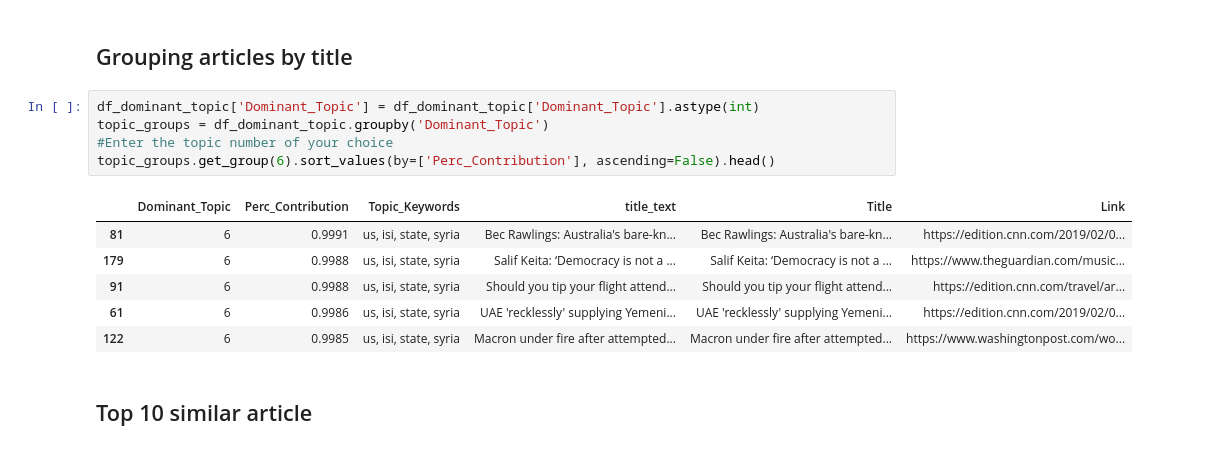
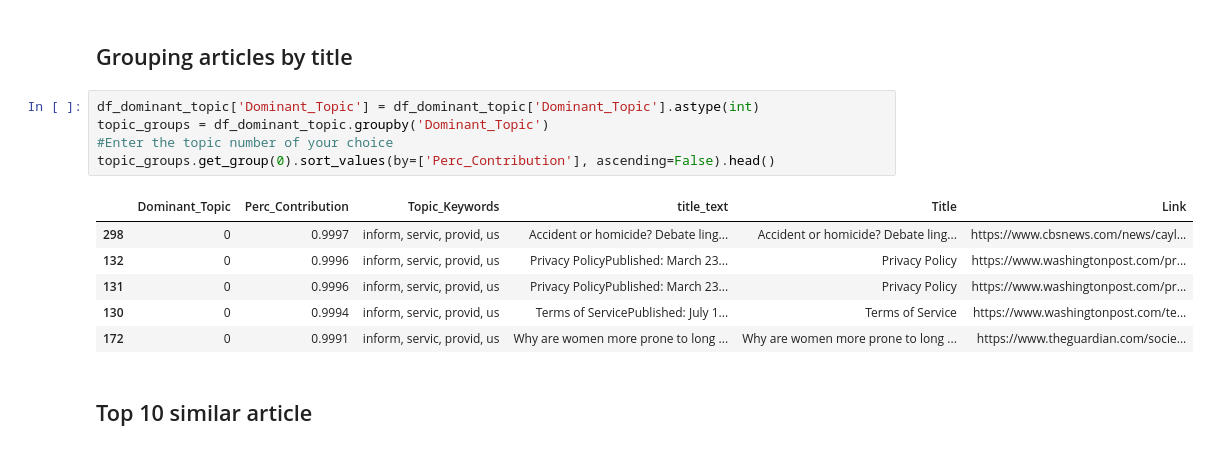
Before and after one commit to sangee1301/Google-news-style-article-classification, a Jupyter notebook: news_analysis.ipynb, the cells around one changed output. Drawn from its saved outputs; the diff is of its cells as text.

```diff
--- a/news_analysis.ipynb
+++ b/news_analysis.ipynb
@@ -188,15 +188,15 @@ plt.show()
 # %%
 df_dominant_topic['Dominant_Topic'] = df_dominant_topic['Dominant_Topic'].astype(int)
 topic_groups = df_dominant_topic.groupby('Dominant_Topic')
 #Enter the topic number of your choice
-topic_groups.get_group(6).sort_values(by=['Perc_Contribution'], ascending=False).head()
+topic_groups.get_group(0).sort_values(by=['Perc_Contribution'], ascending=False).head()
 # %% [output]
 |  | Dominant_Topic | Perc_Contribution | Topic_Keywords | title_text | Title | Link |
-| 81 | 6 | 0.9991 | us, isi, state, syria | Bec Rawlings: Australia's bare-kn... | Bec Rawlings: Australia's bare-kn... | https://edition.cnn.com/2019/02/0... |
-| 179 | 6 | 0.9988 | us, isi, state, syria | Salif Keita: ‘Democracy is not a ... | Salif Keita: ‘Democracy is not a ... | https://www.theguardian.com/music... |
-| 91 | 6 | 0.9988 | us, isi, state, syria | Should you tip your flight attend... | Should you tip your flight attend... | https://edition.cnn.com/travel/ar... |
-| 61 | 6 | 0.9986 | us, isi, state, syria | UAE 'recklessly' supplying Yemeni... | UAE 'recklessly' supplying Yemeni... | https://edition.cnn.com/2019/02/0... |
-| 122 | 6 | 0.9985 | us, isi, state, syria | Macron under fire after attempted... | Macron under fire after attempted... | https://www.washingtonpost.com/wo... |
+| 298 | 0 | 0.9997 | inform, servic, provid, us | Accident or homicide? Debate ling... | Accident or homicide? Debate ling... | https://www.cbsnews.com/news/cayl... |
+| 132 | 0 | 0.9996 | inform, servic, provid, us | Privacy PolicyPublished: March 23... | Privacy Policy | https://www.washingtonpost.com/pr... |
+| 131 | 0 | 0.9996 | inform, servic, provid, us | Privacy PolicyPublished: March 23... | Privacy Policy | https://www.washingtonpost.com/pr... |
+| 130 | 0 | 0.9994 | inform, servic, provid, us | Terms of ServicePublished: July 1... | Terms of Service | https://www.washingtonpost.com/te... |
+| 172 | 0 | 0.9991 | inform, servic, provid, us | Why are women more prone to long ... | Why are women more prone to long ... | https://www.theguardian.com/socie... |
 # %% [markdown]
 ## Top 10 similar article
 # %%
```
Also changed, not shown: parts of 9 cells of this notebook.
